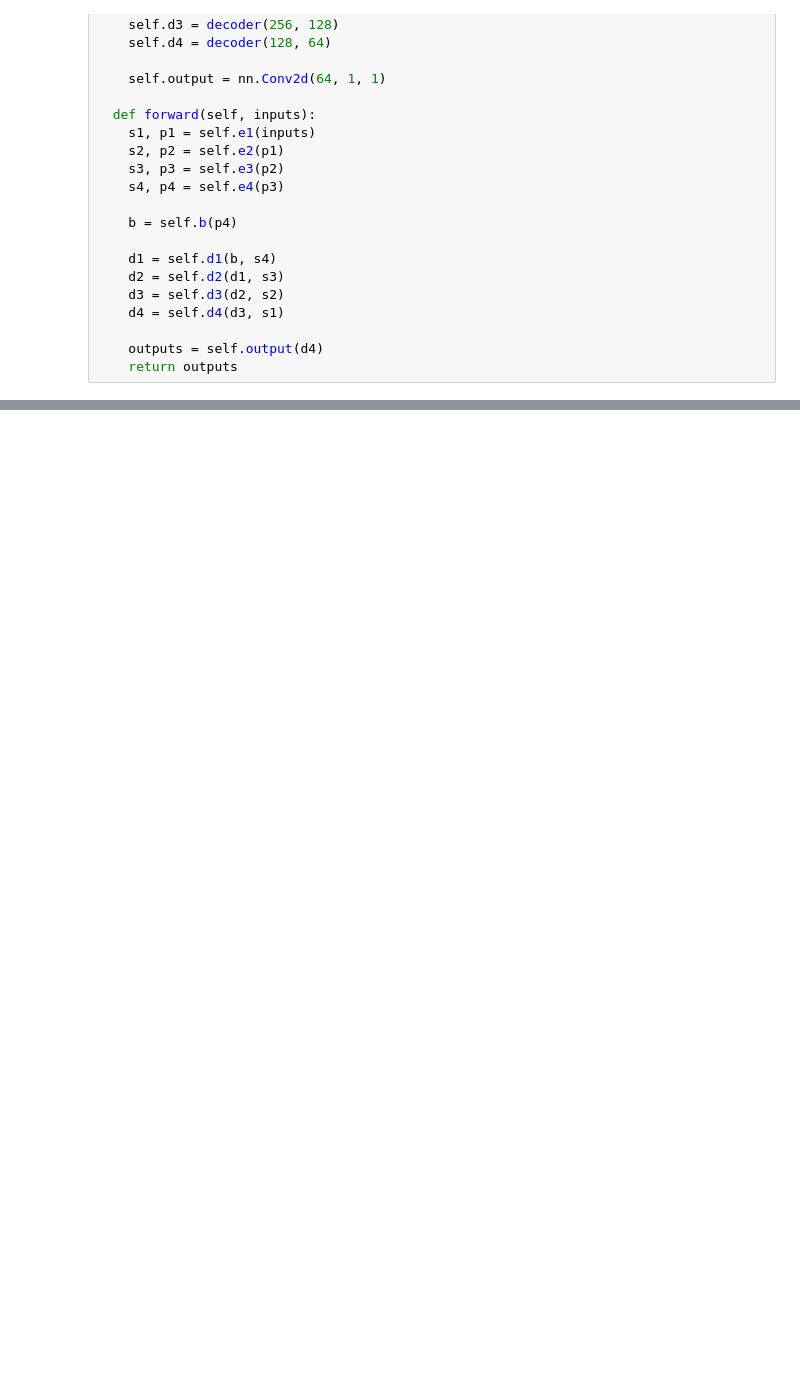
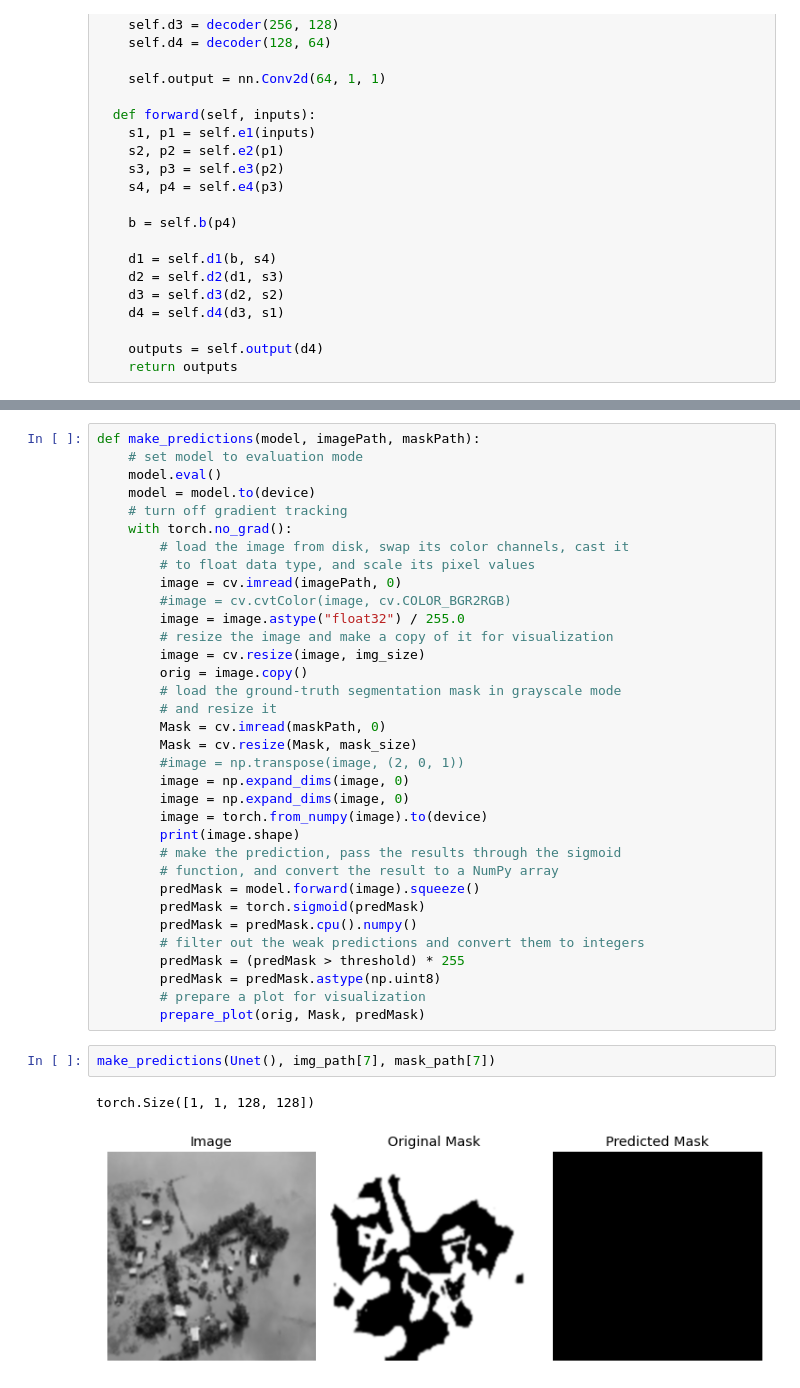
Before and after one commit to Najme-naseri/Image-Procssing, a Jupyter notebook: UnetImp.ipynb, the cells around one changed output, grey strips where cells are left out. Cells and saved outputs as stored; diff of their text form; blank space fills up the shorter version.

```diff
--- a/UnetImp.ipynb
+++ b/UnetImp.ipynb
@@ -109,0 +356,39 @@ img2.show()
+# %%
+def make_predictions(model, imagePath, maskPath):
+	# set model to evaluation mode
+	model.eval()
+	model = model.to(device)
+	# turn off gradient tracking
+	with torch.no_grad():
+		# load the image from disk, swap its color channels, cast it
+		# to float data type, and scale its pixel values
+		image = cv.imread(imagePath, 0)
+		#image = cv.cvtColor(image, cv.COLOR_BGR2RGB)
+		image = image.astype("float32") / 255.0
+		# resize the image and make a copy of it for visualization
+		image = cv.resize(image, img_size)
+		orig = image.copy()
+		# load the ground-truth segmentation mask in grayscale mode
+		# and resize it
+		Mask = cv.imread(maskPath, 0)
+		Mask = cv.resize(Mask, mask_size)
+		#image = np.transpose(image, (2, 0, 1))
+		image = np.expand_dims(image, 0)
+		image = np.expand_dims(image, 0)
+		image = torch.from_numpy(image).to(device)
+		print(image.shape)
+		# make the prediction, pass the results through the sigmoid
+		# function, and convert the result to a NumPy array
+		predMask = model.forward(image).squeeze()
+		predMask = torch.sigmoid(predMask)
+		predMask = predMask.cpu().numpy()
+		# filter out the weak predictions and convert them to integers
+		predMask = (predMask > threshold) * 255
+		predMask = predMask.astype(np.uint8)
+		# prepare a plot for visualization
+		prepare_plot(orig, Mask, predMask)
+# %%
+make_predictions(Unet(), img_path[7], mask_path[7])
+# %% [output]
+torch.Size([1, 1, 128, 128])
+[figure, added]
```
Also changed, not shown: parts of 23 cells of this notebook.
